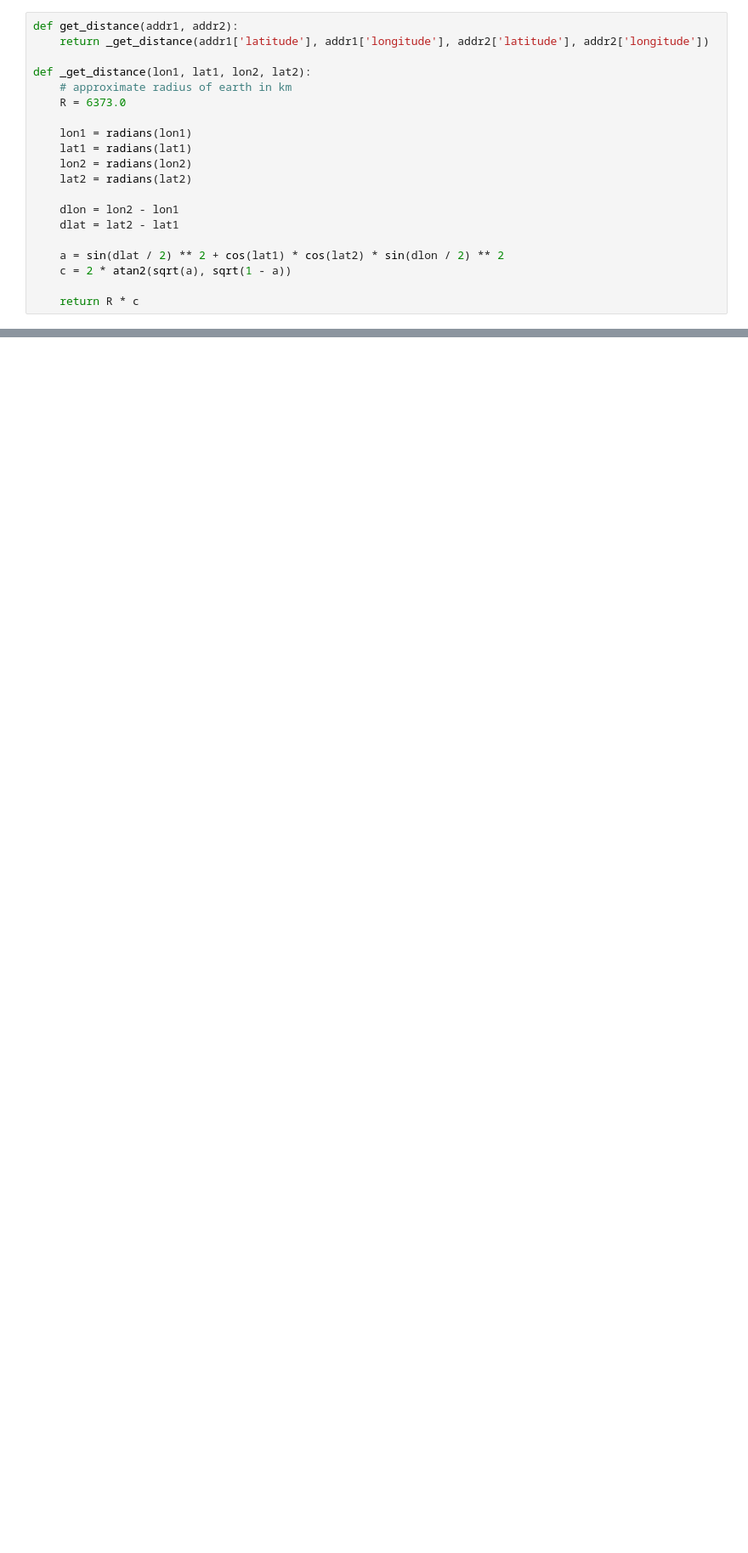
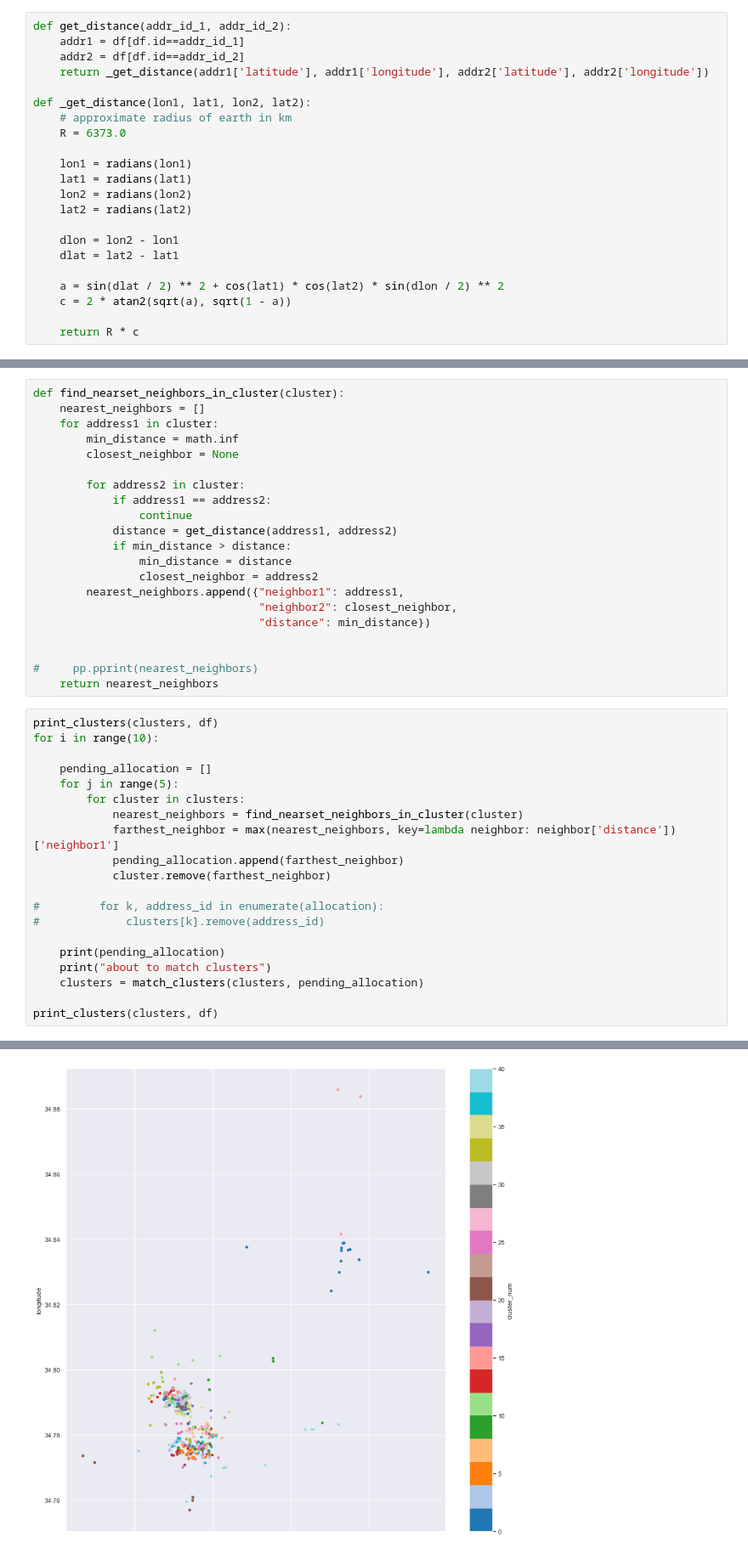
Before and after one commit to gu1234/delivery_route_optimizer, a Jupyter notebook: delivery_groups_optimizer.ipynb, the cells around one changed output, grey strips where cells are left out. Shown at 85% size. Saved outputs shown, nothing was run; the diff lists cells and outputs as text; blank space fills up the shorter version.

```diff
--- a/delivery_groups_optimizer.ipynb
+++ b/delivery_groups_optimizer.ipynb
@@ -10,5 +50,7 @@ from math import sin, cos, sqrt, atan2, radians
 # %%
-def get_distance(addr1, addr2):
+def get_distance(addr_id_1, addr_id_2):
+    addr1 = df[df.id==addr_id_1]
+    addr2 = df[df.id==addr_id_2]
     return _get_distance(addr1['latitude'], addr1['longitude'], addr2['latitude'], addr2['longitude'])
 
 def _get_distance(lon1, lat1, lon2, lat2):
@@ -107,0 +104,42 @@ df.plot.scatter(x = 'latitude', y = 'longitude', c='group_num', s=15, cmap='Pair
+# %%
+def find_nearset_neighbors_in_cluster(cluster):
+    nearest_neighbors = []
+    for address1 in cluster:
+        min_distance = math.inf
+        closest_neighbor = None
+
+        for address2 in cluster:
+            if address1 == address2:
+                continue
+            distance = get_distance(address1, address2)
+            if min_distance > distance:
+                min_distance = distance
+                closest_neighbor = address2
+        nearest_neighbors.append({"neighbor1": address1,
+                                  "neighbor2": closest_neighbor,
+                                  "distance": min_distance})
+
+
+#     pp.pprint(nearest_neighbors)
+    return nearest_neighbors
+# %%
+print_clusters(clusters, df)
+for i in range(10):
+
+    pending_allocation = []
+    for j in range(5):
+        for cluster in clusters:
+            nearest_neighbors = find_nearset_neighbors_in_cluster(cluster)
+            farthest_neighbor = max(nearest_neighbors, key=lambda neighbor: neighbor['distance'])['neighbor1']
+            pending_allocation.append(farthest_neighbor)
+            cluster.remove(farthest_neighbor)
+
+#         for k, address_id in enumerate(allocation):
+#             clusters[k].remove(address_id)
+
+    print(pending_allocation)
+    print("about to match clusters")
+    clusters = match_clusters(clusters, pending_allocation)
+
+print_clusters(clusters, df)
+# %% [output]
@@ -107,0 +166 @@ df.plot.scatter(x = 'latitude', y = 'longitude', c='group_num', s=15, cmap='Pair
+[figure, added]
```
Also changed, not shown: parts of 10 cells of this notebook.
